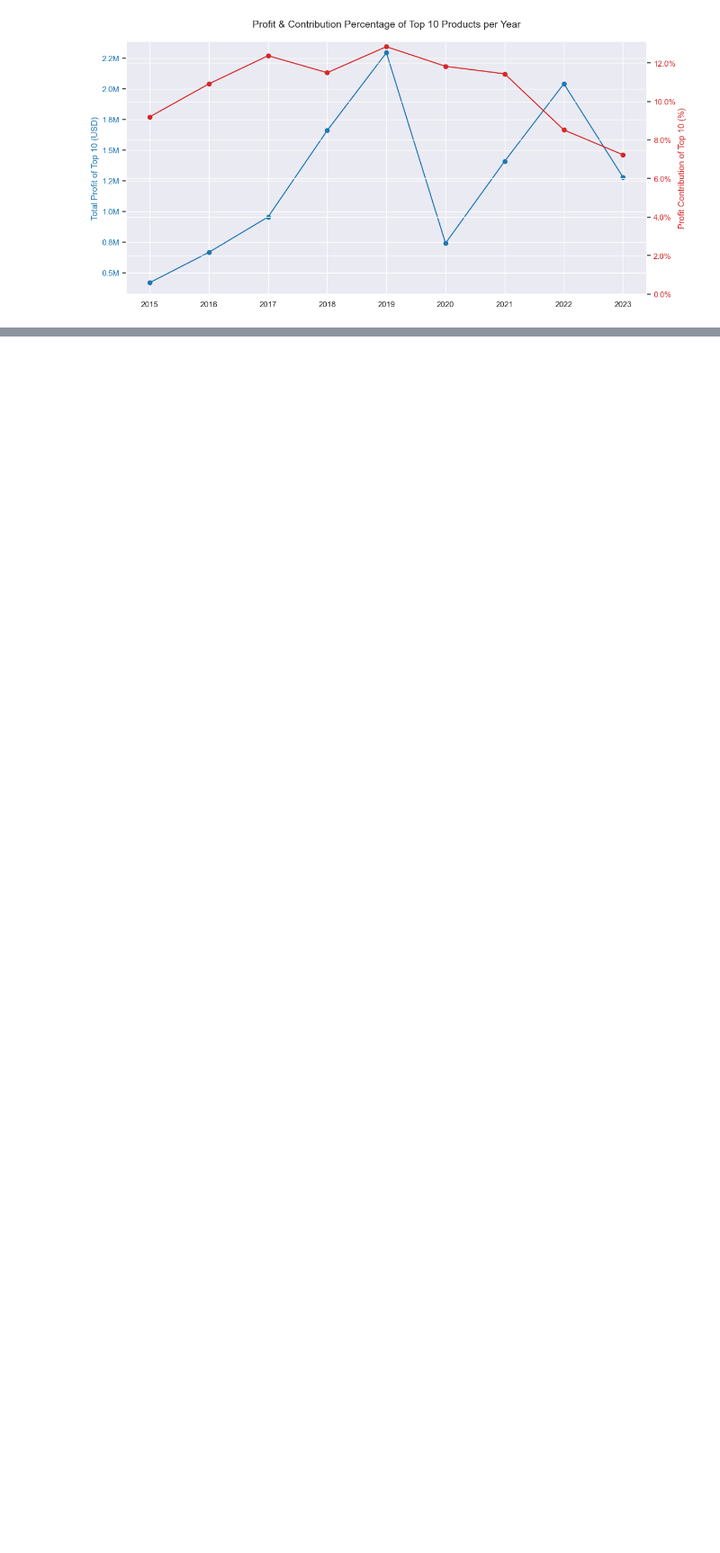
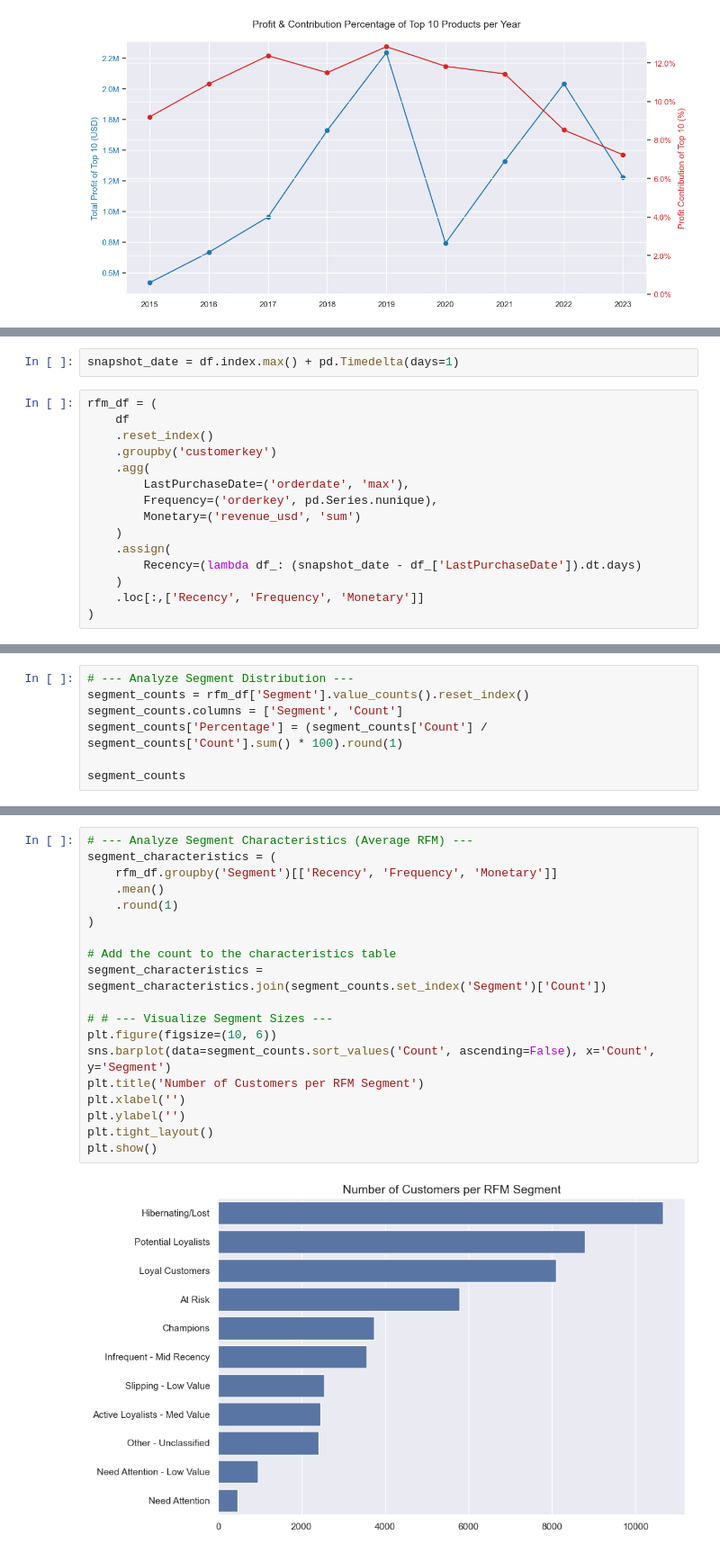
Before and after one commit to ChuSeng99/contoso, a Jupyter notebook: contoso.ipynb, the cells around one changed output, grey strips where cells are left out. Shown at 90% size. Cells and saved outputs as stored; diff of their text form; blank space fills up the shorter version.

```diff
--- a/contoso.ipynb
+++ b/contoso.ipynb
@@ -882,0 +1063,17 @@ plt.show()
+# %%
+snapshot_date = df.index.max() + pd.Timedelta(days=1)
+# %%
+rfm_df = (
+    df
+    .reset_index()
+    .groupby('customerkey')
+    .agg(
+        LastPurchaseDate=('orderdate', 'max'),
+        Frequency=('orderkey', pd.Series.nunique),
+        Monetary=('revenue_usd', 'sum')
+    )
+    .assign(
+        Recency=(lambda df_: (snapshot_date - df_['LastPurchaseDate']).dt.days)
+    )
+    .loc[:,['Recency', 'Frequency', 'Monetary']]
+)
@@ -882,0 +1213,7 @@ plt.show()
+# %%
+# --- Analyze Segment Distribution ---
+segment_counts = rfm_df['Segment'].value_counts().reset_index()
+segment_counts.columns = ['Segment', 'Count']
+segment_counts['Percentage'] = (segment_counts['Count'] / segment_counts['Count'].sum() * 100).round(1)
+
+segment_counts
@@ -883 +1233,22 @@ plt.show()
+# %%
+# --- Analyze Segment Characteristics (Average RFM) ---
+segment_characteristics = (
+    rfm_df.groupby('Segment')[['Recency', 'Frequency', 'Monetary']]
+    .mean()
+    .round(1)
+)
+
+# Add the count to the characteristics table
+segment_characteristics = segment_characteristics.join(segment_counts.set_index('Segment')['Count'])
+
+# # --- Visualize Segment Sizes ---
+plt.figure(figsize=(10, 6))
+sns.barplot(data=segment_counts.sort_values('Count', ascending=False), x='Count', y='Segment')
+plt.title('Number of Customers per RFM Segment')
+plt.xlabel('')
+plt.ylabel('')
+plt.tight_layout()
+plt.show()
+# %% [output]
+[figure, added]
 # %% [markdown]
```
Also changed, not shown: parts of 20 cells of this notebook, 6 other files.
